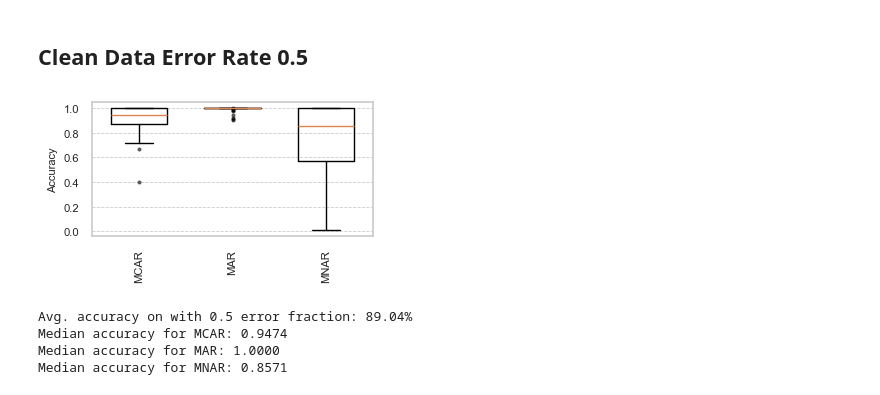
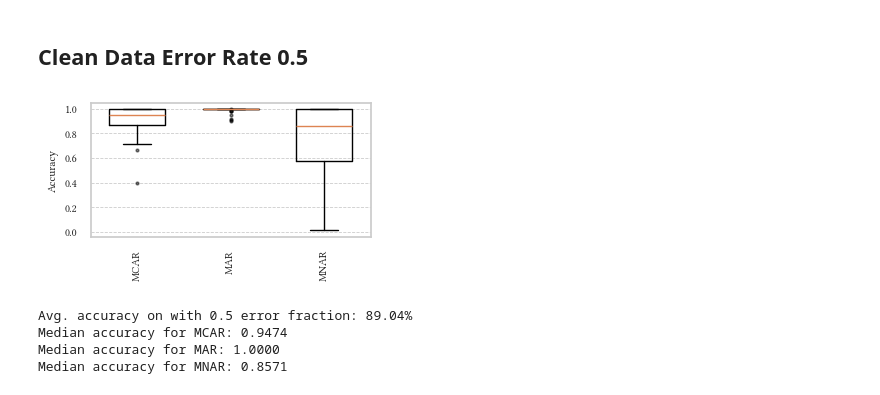
Before and after one commit to calgo-lab/MechDetect, a Jupyter notebook: src/accuracy_analysis.ipynb, the cells around one changed output. Drawn from its saved outputs; the diff is of its cells as text; code cells hidden in the pictures.

```diff
--- a/src/accuracy_analysis.ipynb
+++ b/src/accuracy_analysis.ipynb
@@ -43,11 +48,9 @@ def decide_error_mech(case_1: np.ndarray, case_2: np.ndarray, case_3: np.ndarray
 
     # Sub-Test 1 - H_0: case_1 <= case_2, H_A: case_1 > case_2
     w_stat_1, p_value_1 = stats.mannwhitneyu(case_1, case_2, alternative='greater')
-
+    # Sub-Test 2 - H_0: case_1 <= case_3, H_A: case_1 > case_3
+    w_stat_2, p_value_2 = stats.mannwhitneyu(case_1, case_3, alternative='greater')
     if p_value_1 < alpha/2:  # Reject H_0 - evidence against ECAR
-        # Sub-Test 2 - H_0: case_1 <= case_3, H_A: case_1 > case_3
-        w_stat_2, p_value_2 = stats.mannwhitneyu(case_1, case_3, alternative='greater')
-
         if p_value_2 < alpha/2:  # Reject H_0 - evidence against ECAR and EAR
             result = "ENAR"
         else:  # Fail to reject H_0 - no evidence against EAR
@@ -93,8 +96,42 @@ def set_size(width, fraction=1):
 
     return fig_dim
 
+def setup_libertinus_fonts(font_dir="fonts"):
+    font_dir = Path(font_dir)
+
+    # Paths to font files you copied into 'fonts/'
+    serif = font_dir / "LibertinusSerif-Regular.otf"
+    italic = font_dir / "LibertinusSerif-Italic.otf"
+    math = font_dir / "LibertinusMath-Regular.otf"
+    sans = font_dir / "LibertinusSans-Regular.otf"  # optional
+
+    # Register fonts
+    for font_path in [serif, italic, math, sans]:
+        if font_path.exists():
+            fm.fontManager.addfont(str(font_path))
+        else:
+            print(f"Warning: {font_path} not found!")
+
+    # Get the font name from the serif regular font file metadata
+    font_name = fm.FontProperties(fname=str(serif)).get_name()
+
+    # Update matplotlib rcParams globally
+    mpl.rcParams.update({
+        "font.family": font_name,
+        "mathtext.fontset": "custom",
+        "mathtext.rm": font_name,
+        "mathtext.it": f"{font_name}:italic",
+        "axes.labelsize": 9,
+        "font.size": 9,
+        "legend.fontsize": 8,
+        "xtick.labelsize": 8,
+        "ytick.labelsize": 8,
+    })
+
+
 
 # Misc plotting code
+setup_libertinus_fonts()
 missingness_mechanisms_for_plotting = ["MCAR", "MAR", "MNAR"]  # Ordering is important!
 # %%
 # Read in data_cube
@@ -481,6 +395,7 @@ plt.show()
 # %%
 # Match seaborn style
 sns.set_theme(style="whitegrid")
+setup_libertinus_fonts()
 flierprops = dict(marker='o', markersize=2, markerfacecolor='black', linestyle='none', alpha=0.5)
 
 error_index = 2  # Error rate = 0.5
@@ -495,34 +410,34 @@ ax.boxplot(box_data_clean, positions=positions, flierprops=flierprops, widths=0.
 ax.set_xticklabels(
     missingness_mechanisms_for_plotting,
     rotation=90,
     ha='center',
     fontsize=8
 )
 ax.set_ylabel("Accuracy", fontsize=8, x=-0.12)
 ax.grid(axis='y', linestyle='--', linewidth=0.6)
 ax.grid(axis='x', visible=False)
 
 # Shrink y-labels
 ax.tick_params(axis='y', labelsize=8)
 
 # Adjust layout
 plt.subplots_adjust(
     left=0.14,   # Reduce left margin
     right=0.98,  # Reduce right margin
     bottom=0.25, # Reduce bottom (x-tick label spacing)
     top=0.9,     # Leave a bit of space if there's a suptitle
     wspace=0.05   # Reduce inter-subplot horizontal space
 )
 
 # Save combined figure
 fig.savefig("../plots/2025-08-03-accuracy_clean_point5.pdf", format="pdf")
 plt.show()
 print(f"Avg. accuracy on with 0.5 error fraction: {np.mean(box_data_clean)*100:.2f}%")
 medians = [np.median(data) for data in box_data_clean]
 for label, median in zip(missingness_mechanisms_for_plotting, medians):
     print(f"Median accuracy for {label}: {median:.4f}")
 # %% [output]
-[figure, old version]
+[figure, new version]
 Avg. accuracy on with 0.5 error fraction: 89.04%
 Median accuracy for MCAR: 0.9474
 Median accuracy for MAR: 1.0000
```
Also changed, not shown: parts of 6 cells of this notebook, 13 other files.
